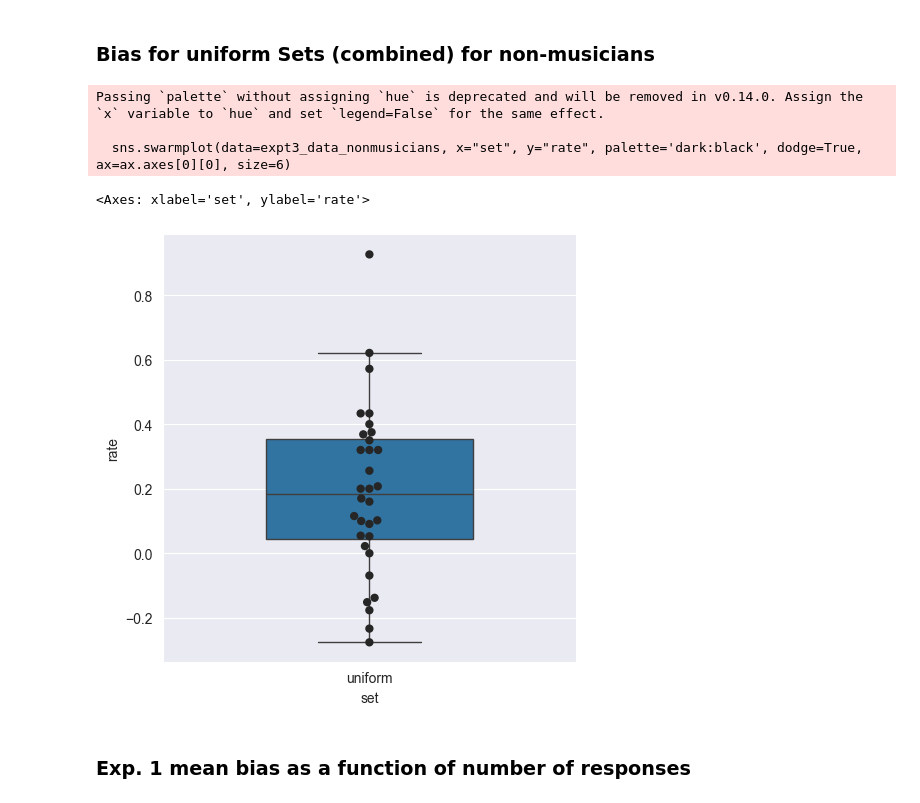
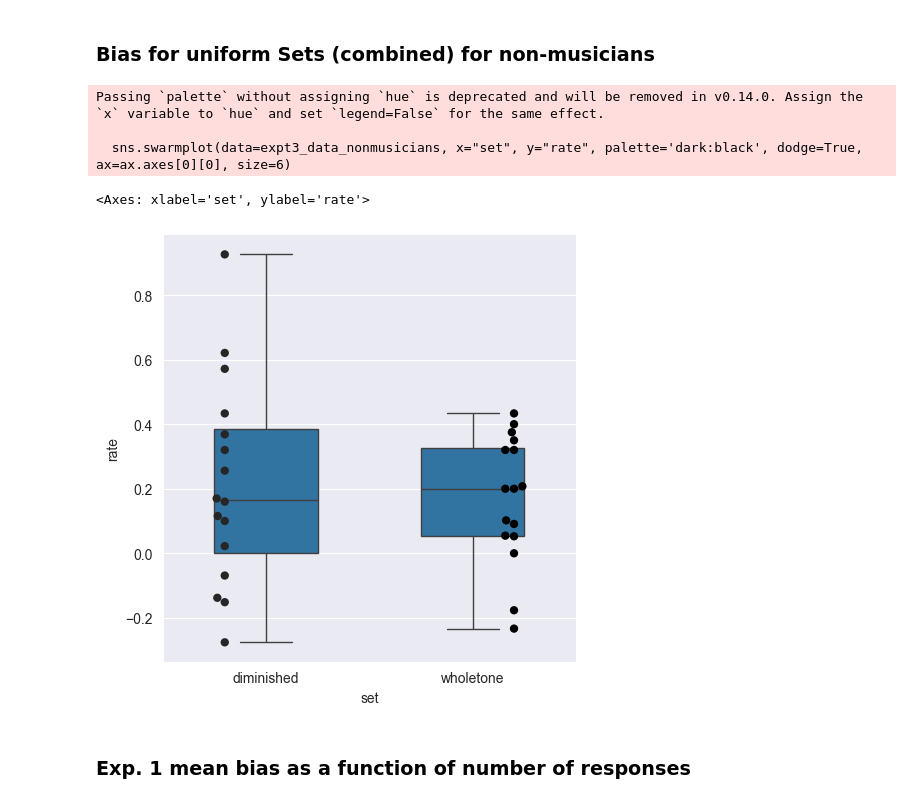
Before and after one commit to MichaelSel/set_membership_paper, a Jupyter notebook: 4. Supplementary Figures.ipynb, the cells around one changed output. Drawn from its saved outputs; the diff is of its cells as text; code cells hidden in the pictures.

Commit message:
statistics for new supp. plots on musical experience

```diff
--- a/4. Supplementary Figures.ipynb
+++ b/4. Supplementary Figures.ipynb
@@ -209,21 +214,21 @@ if Run_Stats:
 # %%
 expt3_data = study_uniform_GL
 
 # Remove non-musicians
 expt3_data_nonmusicians = expt3_data[expt3_data['How many years of formal musical training do you have?']=='0']
 expt3_data_nonmusicians = expt3_data_nonmusicians[expt3_data_nonmusicians['Do you play any instruments (with or without formal training)?']=='No']
 
 # Rename rate shifted - rate swapped (NN) to "rate"
 expt3_data_nonmusicians = expt3_data_nonmusicians.rename(columns={'rate shifted - rate swapped (NN)':'rate'})
 
 # Rename all sets to "uniform"
-expt3_data_nonmusicians['set'] = 'uniform'
+#expt3_data_nonmusicians['set'] = 'uniform'
 
 ax = sns.catplot(x="set", y="rate", data=expt3_data_nonmusicians, kind="box",  fliersize=0.5, width=0.5, height=5, aspect=1)
 sns.swarmplot(data=expt3_data_nonmusicians, x="set", y="rate", palette='dark:black', dodge=True, ax=ax.axes[0][0], size=6)
 # %% [output]
 Passing `palette` without assigning `hue` is deprecated and will be removed in v0.14.0. Assign the `x` variable to `hue` and set `legend=False` for the same effect.
 
   sns.swarmplot(data=expt3_data_nonmusicians, x="set", y="rate", palette='dark:black', dodge=True, ax=ax.axes[0][0], size=6)
 <Axes: xlabel='set', ylabel='rate'>
-[figure, old version]
+[figure, new version]
```
Also changed, not shown: parts of 6 cells of this notebook, 1 other file.
